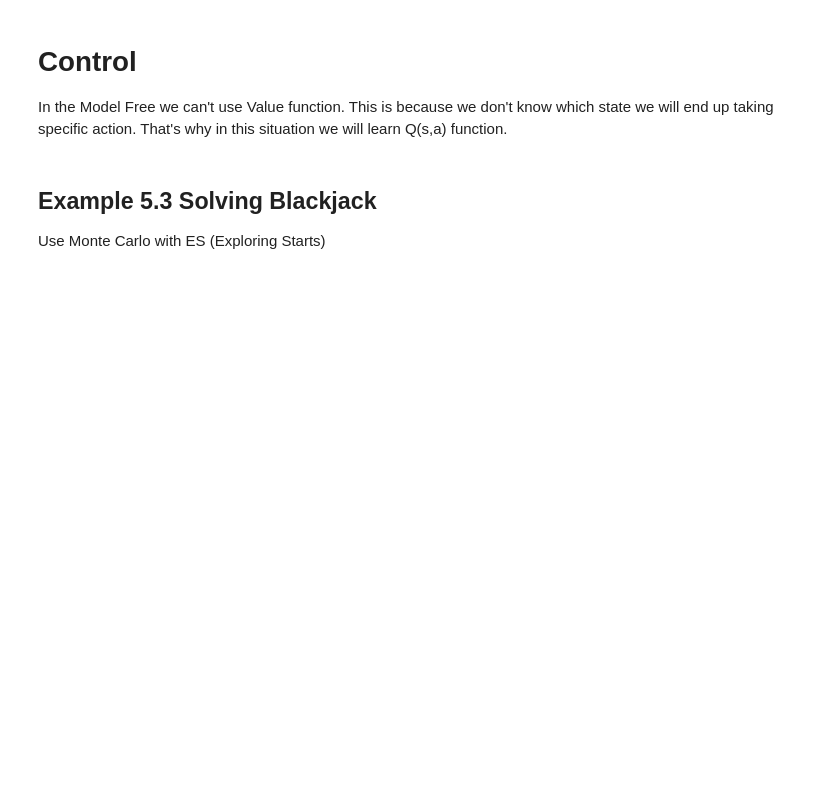
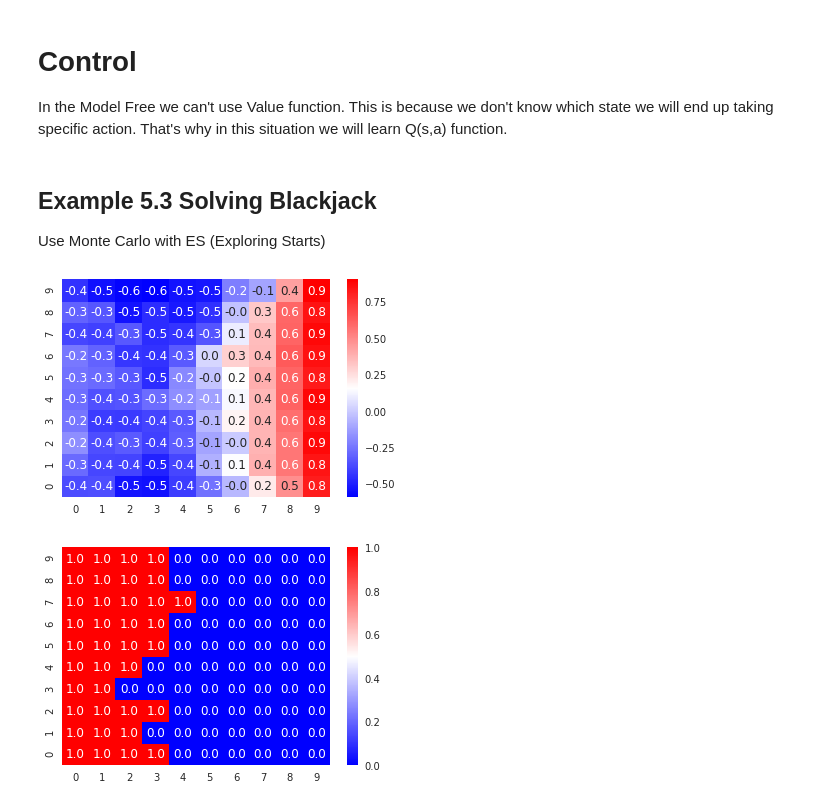
Before and after one commit to klangner/reinforcement-learning, a Jupyter notebook: notebooks/Reinforcement Learning: An Introduction Book/Chapter 5 Monte Carlo Methods.ipynb, the cells around one changed output. Cells and saved outputs as stored; diff of their text form; code cells hidden in the pictures; blank space fills up the shorter version.

Commit message:
MC Control with ES

```diff
--- a/notebooks/Reinforcement Learning: An Introduction Book/Chapter 5 Monte Carlo Methods.ipynb
+++ b/notebooks/Reinforcement Learning: An Introduction Book/Chapter 5 Monte Carlo Methods.ipynb
@@ -183,0 +172,39 @@ for i in range(num_episodes):
+# %%
+class ControlAgent(Agent):
+
+    def __init__(self, alpha=0.1):
+        self.player_states = 10
+        self.dealer_states = 10
+        self.num_actions = 2
+        self.qtable = np.zeros([self.player_states, self.dealer_states, self.num_actions])
+        self.alpha = alpha
+
+    def choose_action(self, state):
+        """Simple policy, when sum less the 20 then Hit"""
+        s = self.state_index(state)
+        if np.random.rand() < 0.99:
+            return np.argmax(self.qtable[s[0], s[1], :])
+        else:
+            return np.random.choice(range(2))
+
+    def learn(self, reward, traces):
+        for (s, a) in traces:
+            state = self.state_index(s)
+            self.qtable[state[0], state[1], a] += self.alpha * (reward - self.qtable[state[0], state[1], a])
+
+    def get_values(self):
+        return np.max(self.qtable, axis=2)
+
+    def optimal_policy(self):
+        p = np.zeros([self.player_states, self.dealer_states])
+        for i in range(self.player_states):
+            for j in range(self.dealer_states):
+                p[i, j] = np.argmax(self.qtable[i, j, :])
+        return p
+# %%
+agent = ControlAgent(0.01)
+simulate(agent, 10**7)
+plot_values(agent.optimal_policy())
+# %% [output]
+[figure, added]
+[figure, added]
```
Also changed, not shown: parts of 11 cells of this notebook.
